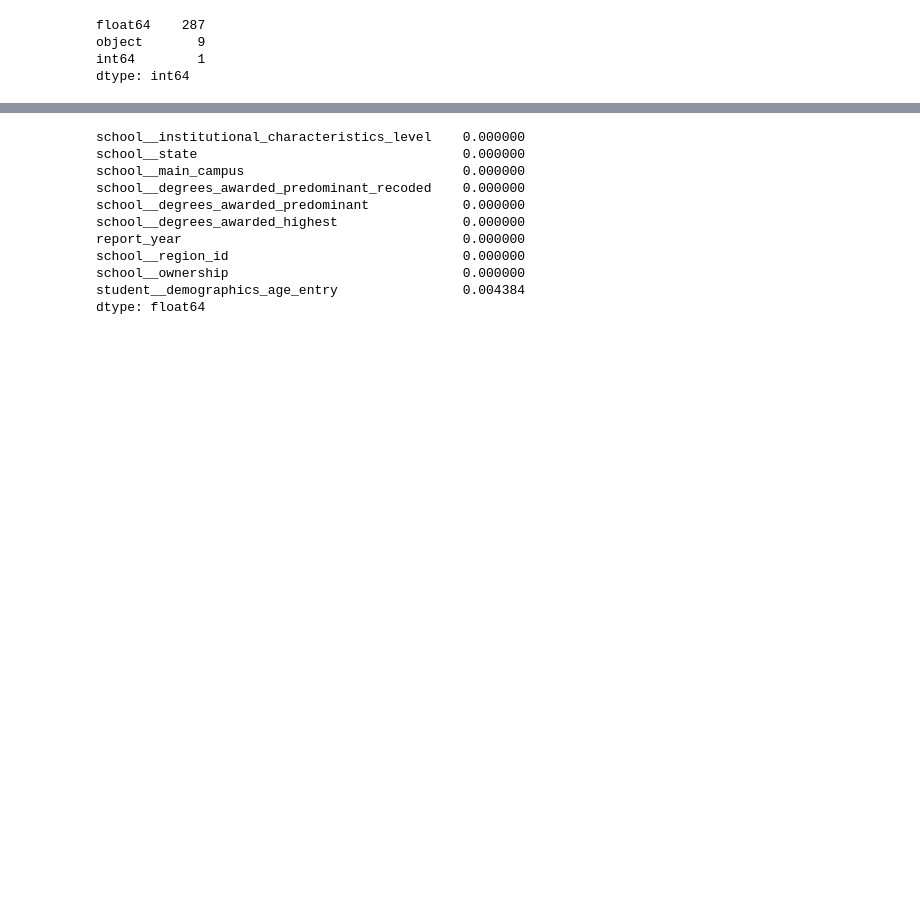
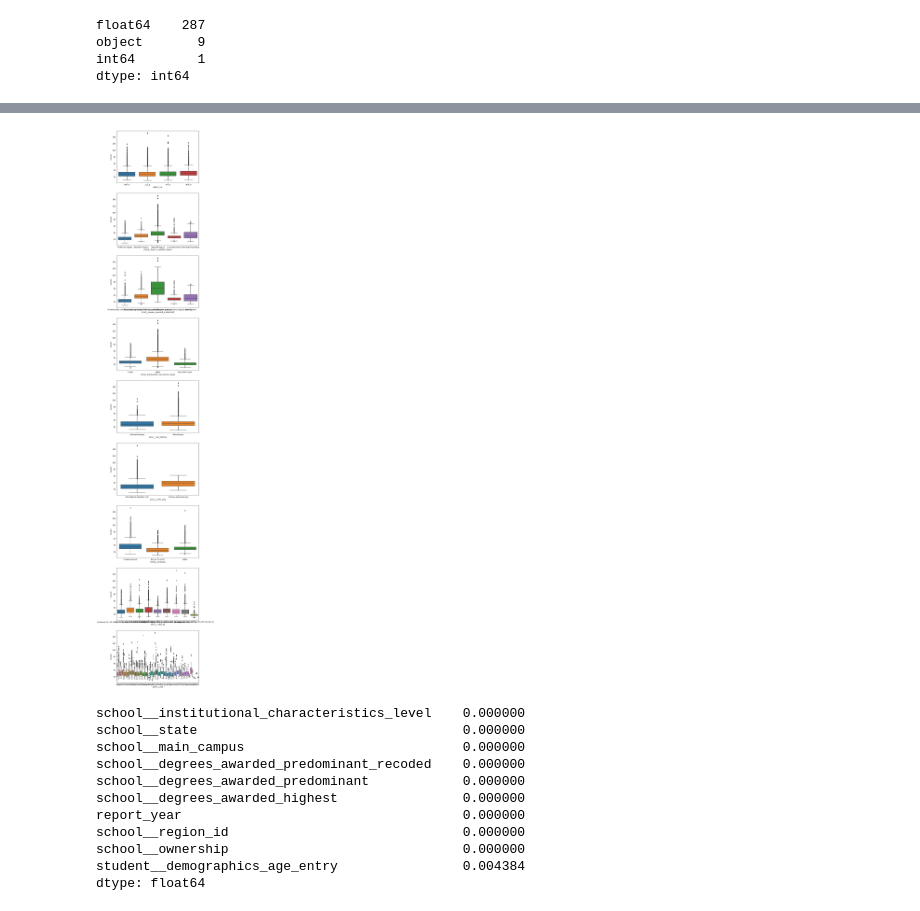
Before and after one commit to YestinYang/Learning-Path, a Jupyter notebook: Projects/MS_Predict Student Earnings/Predict_Student_Earnings.ipynb, the cells around one changed output, grey strips where cells are left out. Drawn from its saved outputs; the diff is of its cells as text; code cells hidden in the pictures; blank space fills up the shorter version.

```diff
--- a/Projects/MS_Predict Student Earnings/Predict_Student_Earnings.ipynb
+++ b/Projects/MS_Predict Student Earnings/Predict_Student_Earnings.ipynb
@@ -48,5 +49,6 @@ object       9
 int64        1
 dtype: int64
 # %%
-X_conc.columns[X_train.dtypes=='object'].tolist()
+object_list = X_conc.columns[X_train.dtypes=='object'].tolist()
+print (object_list)
 # %% [output]
@@ -62,3 +70,17 @@ X_conc.columns[X_train.dtypes=='object'].tolist()
+# %%
+# Check dependency of categorical features and income
+X_full = pd.concat([X_train[object_list], y_train], axis=1)
+
+# Set up the matplotlib figure
+f, axes = plt.subplots(9, 1, figsize=(9, 62))
+
+for i in np.arange(0,9):
+    sns.boxplot(x=X_full.columns.drop('income').tolist()[i],
+                   y='income',
+                   data=X_full,
+                   ax=axes[i])
+# %% [output]
+[figure, added]
 # %%
 # Find out features with missing values
 X_conc.isnull().sum().sort_values(ascending=True).head(10) / len(X_train)
```
Also changed, not shown: parts of 18 cells of this notebook.
